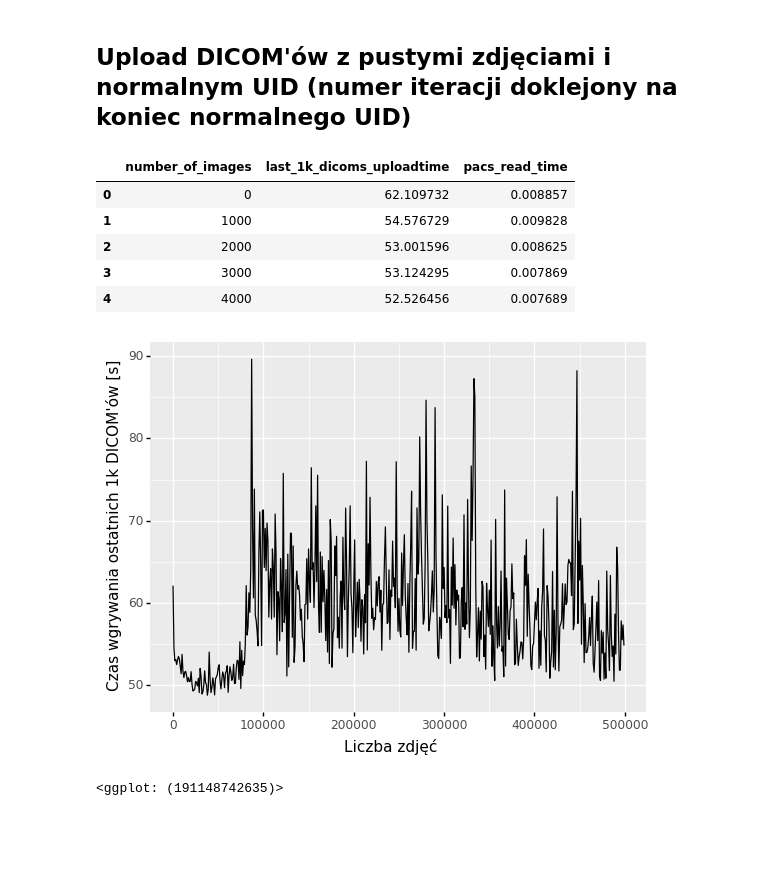
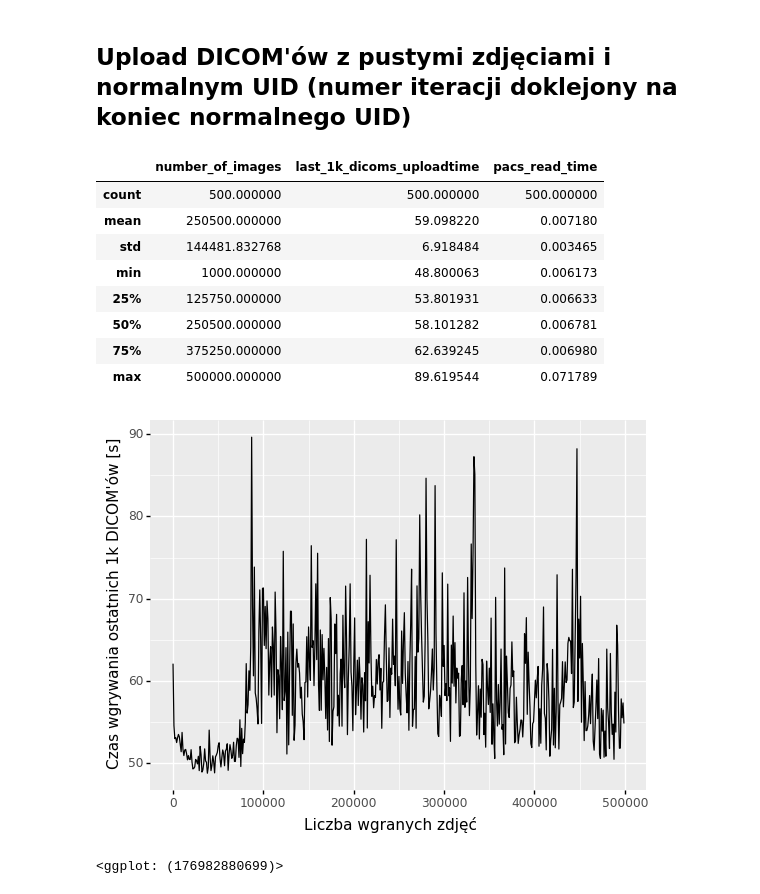
Before and after one commit to aleksanderLisiecki/PyDicom, a Jupyter notebook: data_visualising.ipynb, the cells around one changed output. Saved outputs shown, nothing was run; the diff lists cells and outputs as text; code cells hidden in the pictures; blank space fills up the shorter version.

```diff
--- a/data_visualising.ipynb
+++ b/data_visualising.ipynb
@@ -60,25 +63,31 @@ df.head()
 # %% [markdown]
 ## Upload DICOM'ów z pustymi zdjęciami i normalnym UID (numer iteracji doklejony na koniec normalnego UID)
 # %%
-df = pd.read_csv('log/02-bez_zdjec-normalne_UID-uploading_dicom_to_pacs_logs-20220510-222552.csv',
+df2 = pd.read_csv('log/02-bez_zdjec-normalne_UID-uploading_dicom_to_pacs_logs-20220510-222552.csv',
                  usecols = ['number_of_images','last_1k_dicoms_uploadtime','pacs_read_time'])
-df.head()
+
+df2.number_of_images = df2.number_of_images + 1000
+
+df2.describe()
 # %% [output]
 |  | number_of_images | last_1k_dicoms_uploadtime | pacs_read_time |
-| 0 | 0 | 62.109732 | 0.008857 |
-| 1 | 1000 | 54.576729 | 0.009828 |
-| 2 | 2000 | 53.001596 | 0.008625 |
-| 3 | 3000 | 53.124295 | 0.007869 |
-| 4 | 4000 | 52.526456 | 0.007689 |
+| count | 500.000000 | 500.000000 | 500.000000 |
+| mean | 250500.000000 | 59.098220 | 0.007180 |
+| std | 144481.832768 | 6.918484 | 0.003465 |
+| min | 1000.000000 | 48.800063 | 0.006173 |
+| 25% | 125750.000000 | 53.801931 | 0.006633 |
+| 50% | 250500.000000 | 58.101282 | 0.006781 |
+| 75% | 375250.000000 | 62.639245 | 0.006980 |
+| max | 500000.000000 | 89.619544 | 0.071789 |
 # %%
 (
-    ggplot(df, aes(x="number_of_images"))
+    ggplot(df2, aes(x="number_of_images"))
     + geom_line(aes(y="last_1k_dicoms_uploadtime"))
-    + xlab('Liczba zdjęć')
+    + xlab('Liczba wgranych zdjęć')
     + ylab('Czas wgrywania ostatnich 1k DICOM\'ów [s]')
 )
 # %% [output]
-[figure, old version]
+[figure, new version]
-<ggplot: (191148742635)>
+<ggplot: (176982880699)>
 # %%
 (
```
Also changed, not shown: parts of 8 cells of this notebook, 1 other file.
